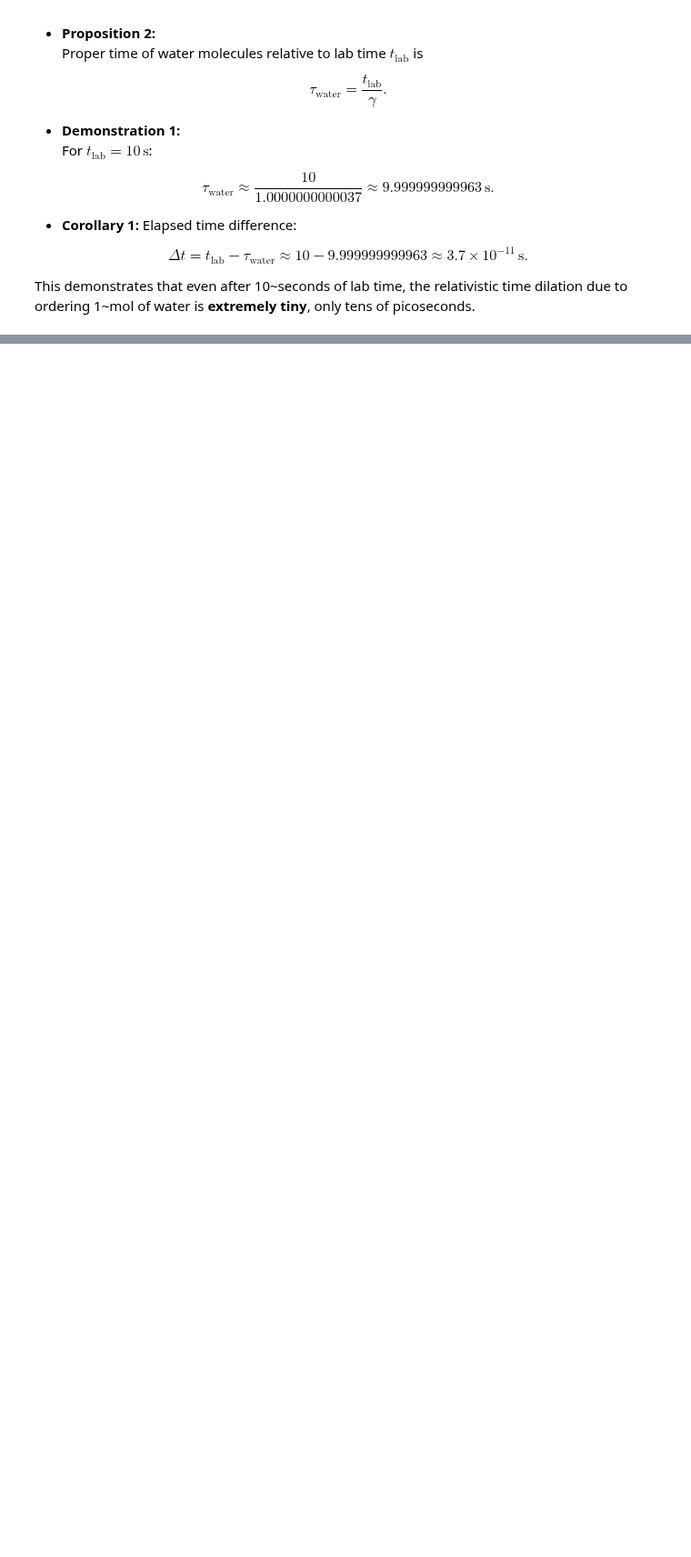
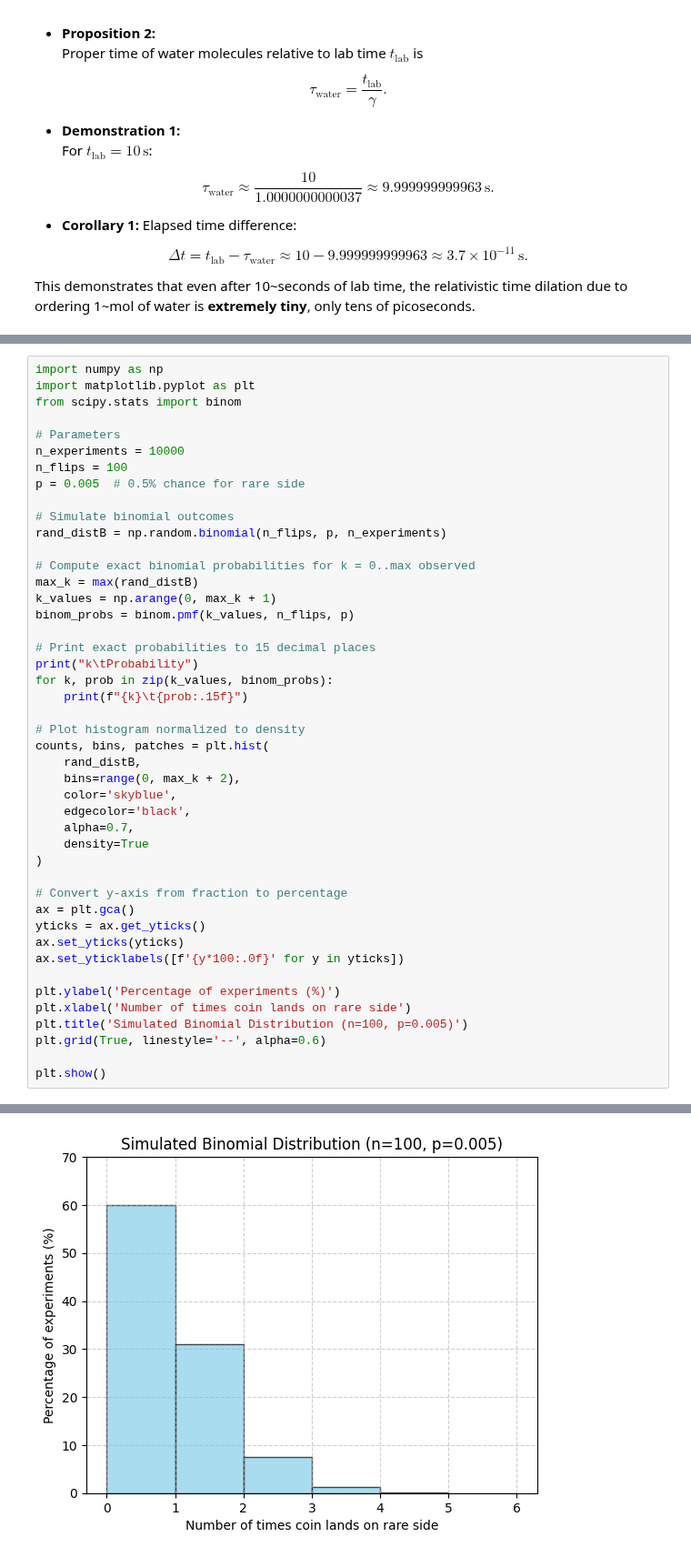
Before and after one commit to hbibani/bib-theory-of-relativity, a Jupyter notebook: final-completion-of relativity.ipynb, the cells around one changed output, grey strips where cells are left out. Shown at 91% size. Drawn from its saved outputs; the diff is of its cells as text; blank space fills up the shorter version.

```diff
--- a/final-completion-of relativity.ipynb
+++ b/final-completion-of relativity.ipynb
@@ -662,0 +753,46 @@ This demonstrates that even after 10~seconds of lab time, the relativistic time
+# %%
+import numpy as np
+import matplotlib.pyplot as plt
+from scipy.stats import binom
+
+# Parameters
+n_experiments = 10000
+n_flips = 100
+p = 0.005  # 0.5% chance for rare side
+
+# Simulate binomial outcomes
+rand_distB = np.random.binomial(n_flips, p, n_experiments)
+
+# Compute exact binomial probabilities for k = 0..max observed
+max_k = max(rand_distB)
+k_values = np.arange(0, max_k + 1)
+binom_probs = binom.pmf(k_values, n_flips, p)
+
+# Print exact probabilities to 15 decimal places
+print("k\tProbability")
+for k, prob in zip(k_values, binom_probs):
+    print(f"{k}\t{prob:.15f}")
+
+# Plot histogram normalized to density
+counts, bins, patches = plt.hist(
+    rand_distB,
+    bins=range(0, max_k + 2),
+    color='skyblue',
+    edgecolor='black',
+    alpha=0.7,
+    density=True
+)
+
+# Convert y-axis from fraction to percentage
+ax = plt.gca()
+yticks = ax.get_yticks()
+ax.set_yticks(yticks)
+ax.set_yticklabels([f'{y*100:.0f}' for y in yticks])
+
+plt.ylabel('Percentage of experiments (%)')
+plt.xlabel('Number of times coin lands on rare side')
+plt.title('Simulated Binomial Distribution (n=100, p=0.005)')
+plt.grid(True, linestyle='--', alpha=0.6)
+
+plt.show()
+# %% [output]
@@ -662,0 +806 @@ This demonstrates that even after 10~seconds of lab time, the relativistic time
+[figure, added]
```
Also changed, not shown: parts of 3 cells of this notebook.
